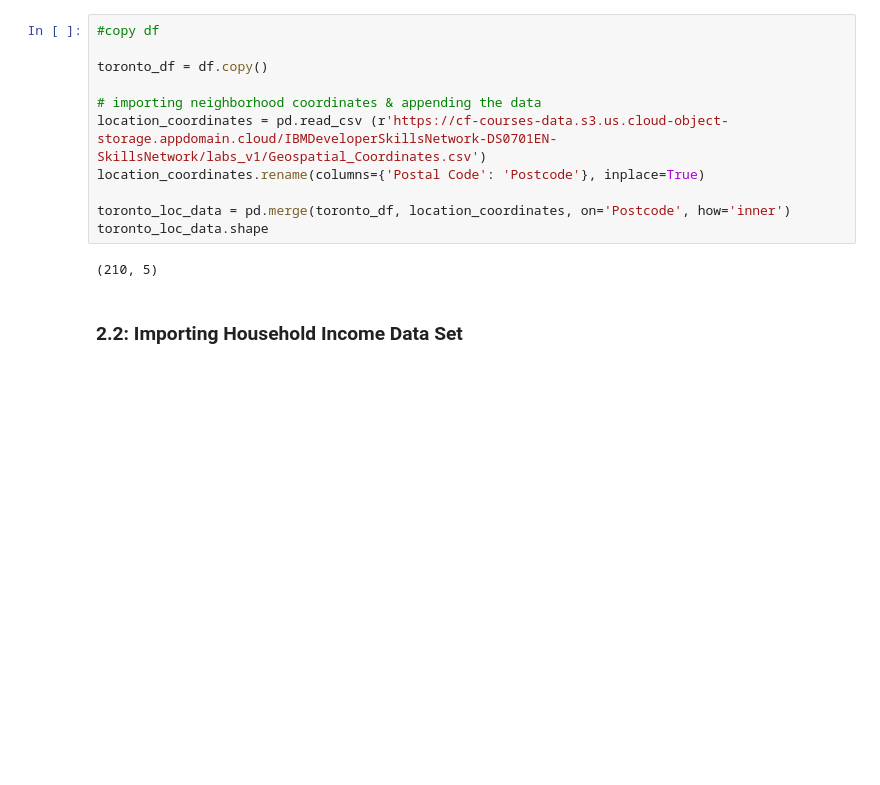
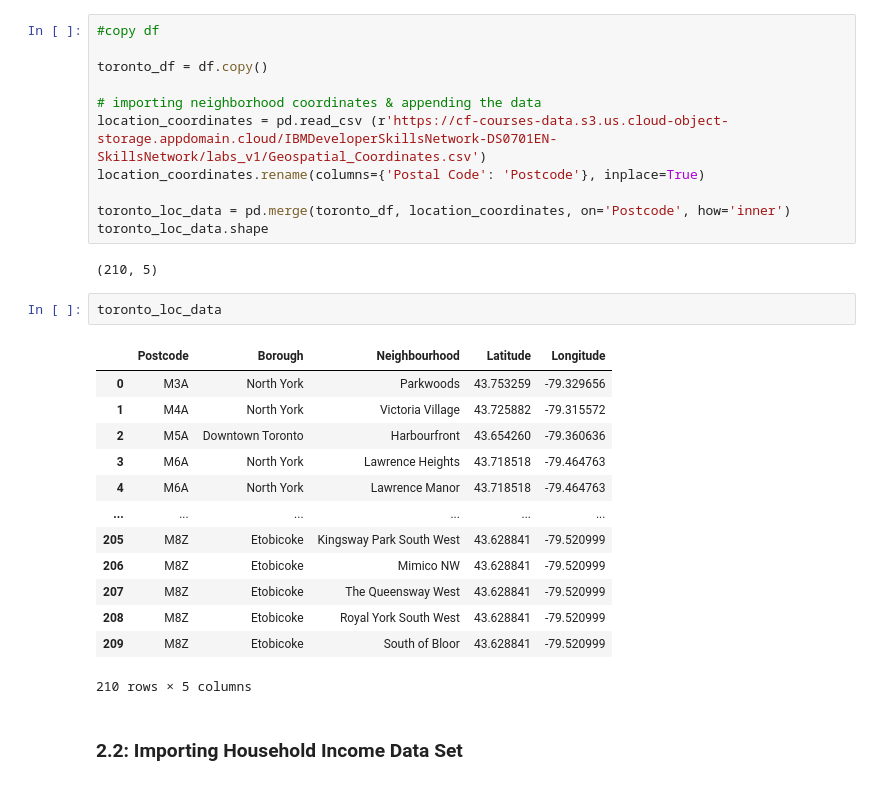
Before and after one commit to thatjosh/IBM-Data-Science-Capstone-Project, a Jupyter notebook: Week 4.ipynb, the cells around one changed output. Saved outputs shown, nothing was run; the diff lists cells and outputs as text; blank space fills up the shorter version.

```diff
--- a/Week 4.ipynb
+++ b/Week 4.ipynb
@@ -67,6 +67,22 @@ toronto_loc_data = pd.merge(toronto_df, location_coordinates, on='Postcode', how
 toronto_loc_data.shape
 # %% [output]
 (210, 5)
+# %%
+toronto_loc_data
+# %% [output]
+|  | Postcode | Borough | Neighbourhood | Latitude | Longitude |
+| 0 | M3A | North York | Parkwoods | 43.753259 | -79.329656 |
+| 1 | M4A | North York | Victoria Village | 43.725882 | -79.315572 |
+| 2 | M5A | Downtown Toronto | Harbourfront | 43.654260 | -79.360636 |
+| 3 | M6A | North York | Lawrence Heights | 43.718518 | -79.464763 |
+| 4 | M6A | North York | Lawrence Manor | 43.718518 | -79.464763 |
+| ... | ... | ... | ... | ... | ... |
+| 205 | M8Z | Etobicoke | Kingsway Park South West | 43.628841 | -79.520999 |
+| 206 | M8Z | Etobicoke | Mimico NW | 43.628841 | -79.520999 |
+| 207 | M8Z | Etobicoke | The Queensway West | 43.628841 | -79.520999 |
+| 208 | M8Z | Etobicoke | Royal York South West | 43.628841 | -79.520999 |
+| 209 | M8Z | Etobicoke | South of Bloor | 43.628841 | -79.520999 |
+210 rows × 5 columns
 # %% [markdown]
 ### 2.2: Importing Household Income Data Set
 # %%
```
Also changed, not shown: parts of 17 cells of this notebook.
